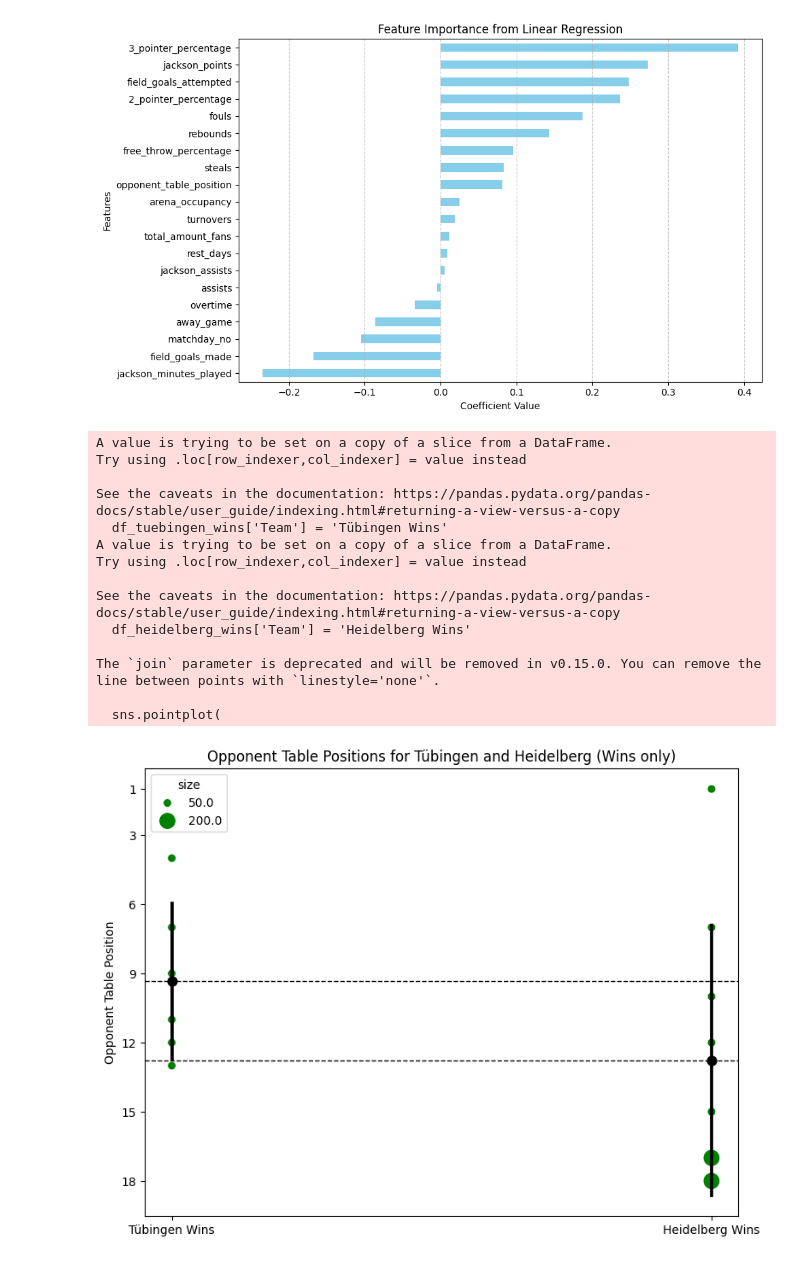
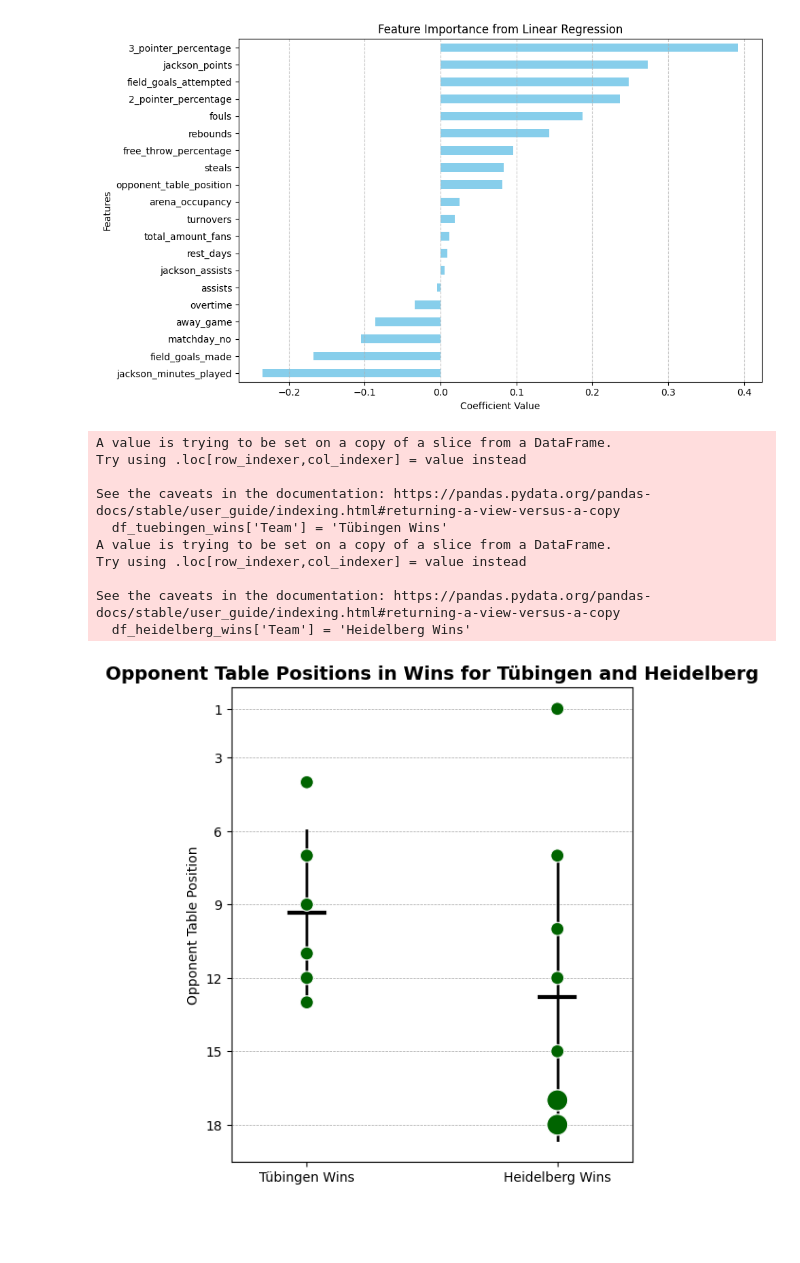
Before and after one commit to dxmme/T-biTigers, a Jupyter notebook: src/plots_tigers.ipynb, the cells around one changed output. Drawn from its saved outputs; the diff is of its cells as text; code cells hidden in the pictures; blank space fills up the shorter version.

Commit message:
changed the plots for the paper

```diff
--- a/src/plots_tigers.ipynb
+++ b/src/plots_tigers.ipynb
@@ -336,11 +379,11 @@ df_combined = pd.concat([df_tuebingen_wins, df_heidelberg_wins], ignore_index=Tr
 # === 4) Berechnung der Punktgrößen ===
 df_combined['size'] = df_combined.groupby(['Team', 'opponent_table_position'])['opponent_table_position'].transform('count')
 
-# Normierung der Größe (min 50, max 200)
-df_combined['size'] = 50 + (df_combined['size'] - df_combined['size'].min()) / (df_combined['size'].max() - df_combined['size'].min()) * 150
+# Normierung der Größe (größere Minimum-Punkte für bessere Sichtbarkeit)
+df_combined['size'] = 100 + (df_combined['size'] - df_combined['size'].min()) / (df_combined['size'].max() - df_combined['size'].min() + 1e-6) * 150
 
 # === 5) Plot erstellen ===
-plt.figure(figsize=(6, 8))
+plt.figure(figsize=(5, 6))  # Kompakteres Seitenverhältnis
 
 # Berechnung von Mittelwert & Standardabweichung
 grouped = df_combined.groupby('Team')['opponent_table_position']
@@ -353,10 +396,10 @@ for i, team in enumerate(df_combined['Team'].unique()):
     std = stds[team]
 
     # Vertikale Linie (Fehlerbalken)
-    plt.plot([i, i], [mean - std, mean + std], color='black', linewidth=2)
+    plt.plot([i, i], [mean - std, mean + std], color='black', linewidth=2, zorder=1)
 
     # Horizontale Linie (Mittelwert als Querstrich)
-    plt.plot([i - 0.1, i + 0.1], [mean, mean], color='black', linewidth=3)  # Kurze Linie
+    plt.plot([i - 0.07, i + 0.07], [mean, mean], color='black', linewidth=3, zorder=1)  # Kürzere Querlinie
 
 # Dann die Punkte (Scatterplot), damit sie über den Linien liegen
 sns.scatterplot(
@@ -364,41 +407,49 @@ sns.scatterplot(
     x='Team',
     y='opponent_table_position',
     size='size',  # Größenskalierung nach Häufigkeit
-    sizes=(50, 200),
-    color='green',
-    alpha=1
+    sizes=(100, 250),  # Minimum vergrößert, Maximum bleibt groß
+    color='#006400',  # Farbenblindenfreundlich
+    alpha=1,
+    legend=False,  # Legende für Punktgrößen entfernen
+    zorder=2  # Punkte in oberste Ebene setzen
 )
 
 # Achse umdrehen, damit Tabellenplatz 18 unten ist
 plt.gca().invert_yaxis()
 
 # Nur die gewünschten Tabellenplätze anzeigen
 plt.yticks([18, 15, 12, 9, 6, 3, 1], [18, 15, 12, 9, 6, 3, 1])
+# Horizontale Linien bei den angegebenen Ticks hinzufügen
+yticks = [18, 15, 12, 9, 6, 3, 1]
+for ytick in yticks:
+    plt.axhline(ytick, color='gray', linestyle='--', linewidth=0.5, alpha=0.7, zorder=0)
 
 # X-Achsenbeschriftung entfernen
 plt.xlabel('')
 
-plt.title('Opponent Table Positions for Tübingen and Heidelberg (Wins only)')
+# Abstand zwischen den Kategorien reduzieren
+plt.xlim(-0.3, 1.3)  # X-Werte enger setzen, damit es nicht so gestreckt aussieht
+
+plt.title('Opponent Table Positions in Wins for Tübingen and Heidelberg', fontsize=14, fontweight='bold')
 plt.ylabel('Opponent Table Position')
 
 plt.tight_layout()
 
 # === 6) Plot speichern ===
-plt.savefig('plots/wins_stripplot_corrected.pdf')
+plt.subplots_adjust(top=0.9)  # 90% des Plots für Inhalt, 10% für Titel
+plt.savefig('plots/wins_stripplot.pdf', bbox_inches='tight')
+
+
 plt.show()
 # %% [output]
 A value is trying to be set on a copy of a slice from a DataFrame.
 Try using .loc[row_indexer,col_indexer] = value instead
 
 See the caveats in the documentation: https://pandas.pydata.org/pandas-docs/stable/user_guide/indexing.html#returning-a-view-versus-a-copy
   df_tuebingen_wins['Team'] = 'Tübingen Wins'
 A value is trying to be set on a copy of a slice from a DataFrame.
 Try using .loc[row_indexer,col_indexer] = value instead
 
 See the caveats in the documentation: https://pandas.pydata.org/pandas-docs/stable/user_guide/indexing.html#returning-a-view-versus-a-copy
   df_heidelberg_wins['Team'] = 'Heidelberg Wins'
-
-The `join` parameter is deprecated and will be removed in v0.15.0. You can remove the line between points with `linestyle='none'`.
-
-  sns.pointplot(
-[figure, old version]
+[figure, new version]
```
Also changed, not shown: parts of 3 cells of this notebook, 3 other files.
